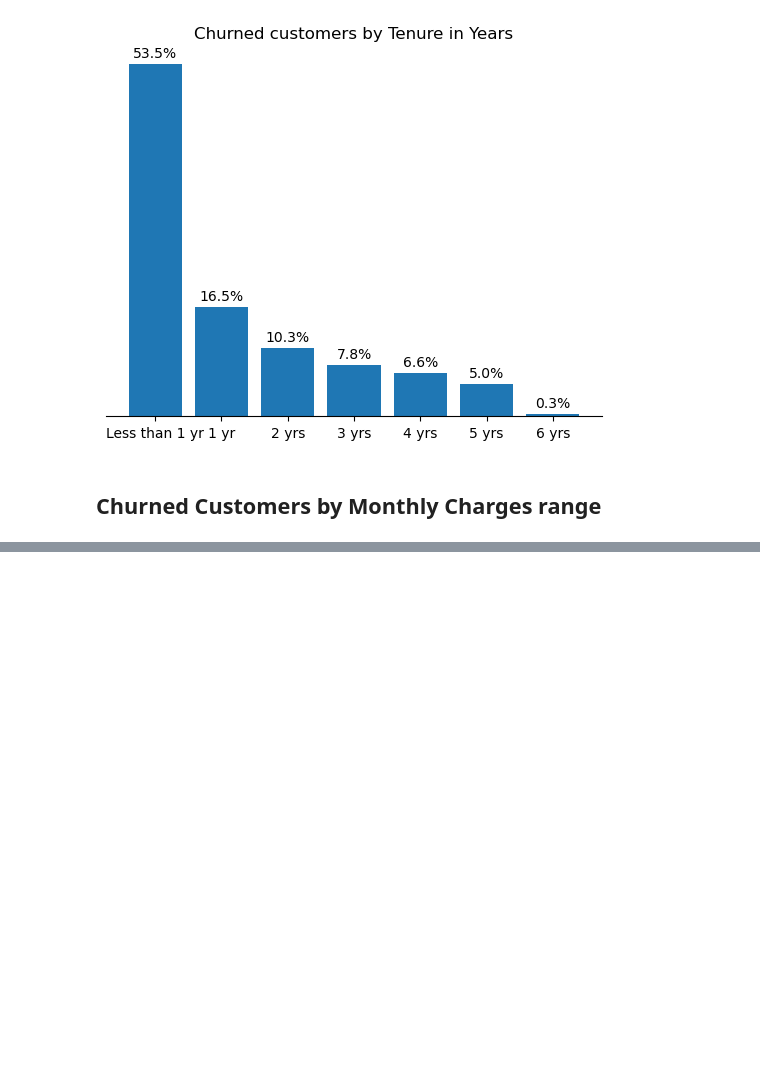
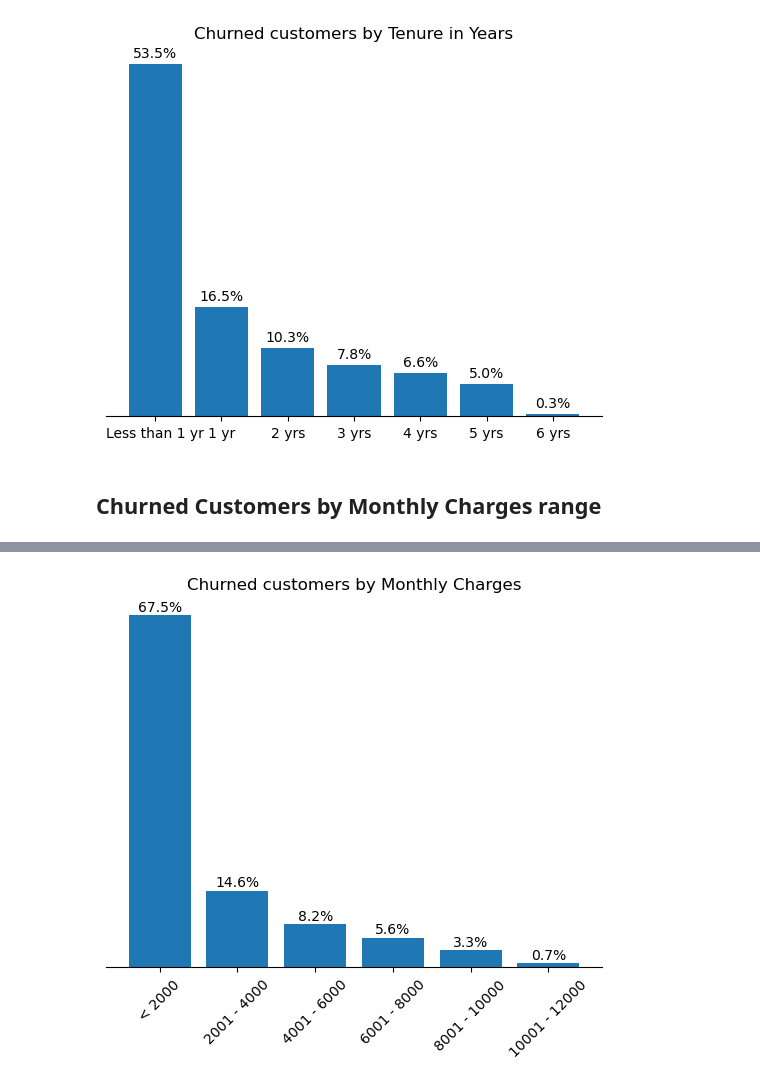
Before and after one commit to valezenwanne/Telecom_Customer_Churn_Prediction, a Jupyter notebook: Telecom_Customer_Churn_Prediction.ipynb, the cells around one changed output, grey strips where cells are left out. Drawn from its saved outputs; the diff is of its cells as text; code cells hidden in the pictures; blank space fills up the shorter version.

Commit message:
Feature engineered new column and created visuals

```diff
--- a/Telecom_Customer_Churn_Prediction.ipynb
+++ b/Telecom_Customer_Churn_Prediction.ipynb
@@ -550,3 +521,21 @@ plt.show()
+# %%
+#create the total revenue range column
+tot_rev = []
+for x in df['Total Revenue'].values:
+    if x <= 2000:
+        tot_rev.append('< 2000')
+    elif x <=4000:
+        tot_rev.append('2001 - 4000')
+    elif x <= 6000:
+        tot_rev.append('4001 - 6000')
+    elif x <= 8000:
+        tot_rev.append('6001 - 8000')
+    elif x <= 10000:
+        tot_rev.append('8001 - 10000')
+    elif x <= 12000:
+        tot_rev.append('10001 - 12000')
+
+df['Total Revenue Range'] = tot_rev
 # %% [markdown]
 # Key Performance Indicator Calculations
 # %% [markdown]
@@ -657,3 +646,5 @@ plt.show()
 [figure]
 # %% [markdown]
 ## Churned Customers by Monthly Charges range
+# %%
+churn_charge = churn_df.groupby(['Total Revenue Range']).agg(total_customers = ('Customer ID', 'count')).sort_values('total_customers', ascending=False)
@@ -659,0 +662,21 @@ plt.show()
+# %%
+fig, ax = plt.subplots()
+ax.bar(x=churn_charge.index, height=churn_charge['total_customers'])
+
+#add title
+ax.set_title('Churned customers by Monthly Charges')
+
+#remove spines
+ax.spines[['right', 'top', 'left']].set_visible(False)
+
+#remove yaxis
+ax.yaxis.set_visible(False)
+
+#rotate the ticks
+ax.xaxis.set_tick_params(rotation=45)
+
+#adding annotation
+for index, values in enumerate(churn_charge['total_customers'].values):
+    ax.annotate(str(round((values/len(churn_df))*100, 1))+'%', xy=(index, values+30), ha='center', va='center')
+# %% [output]
+[figure, added]
```
Also changed, not shown: parts of 9 cells of this notebook.
